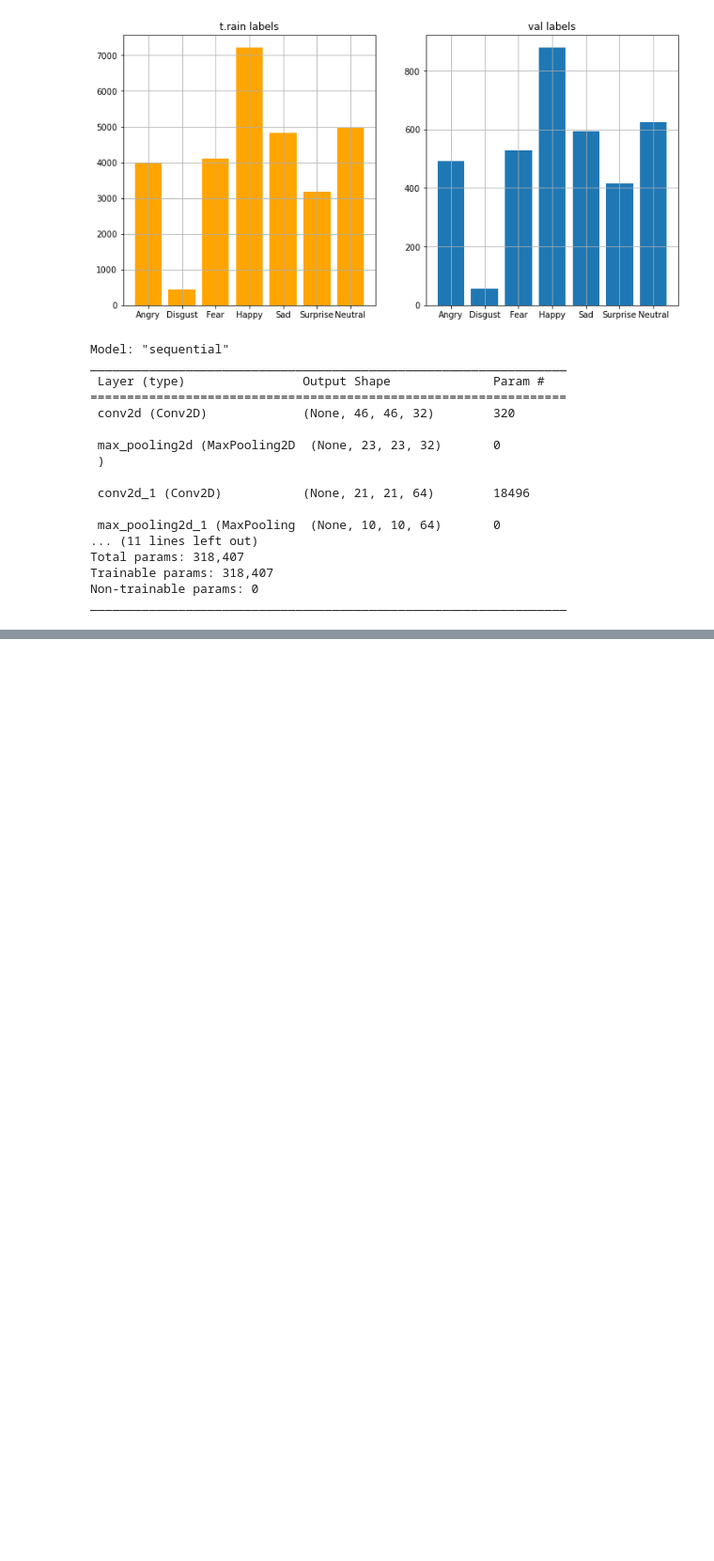
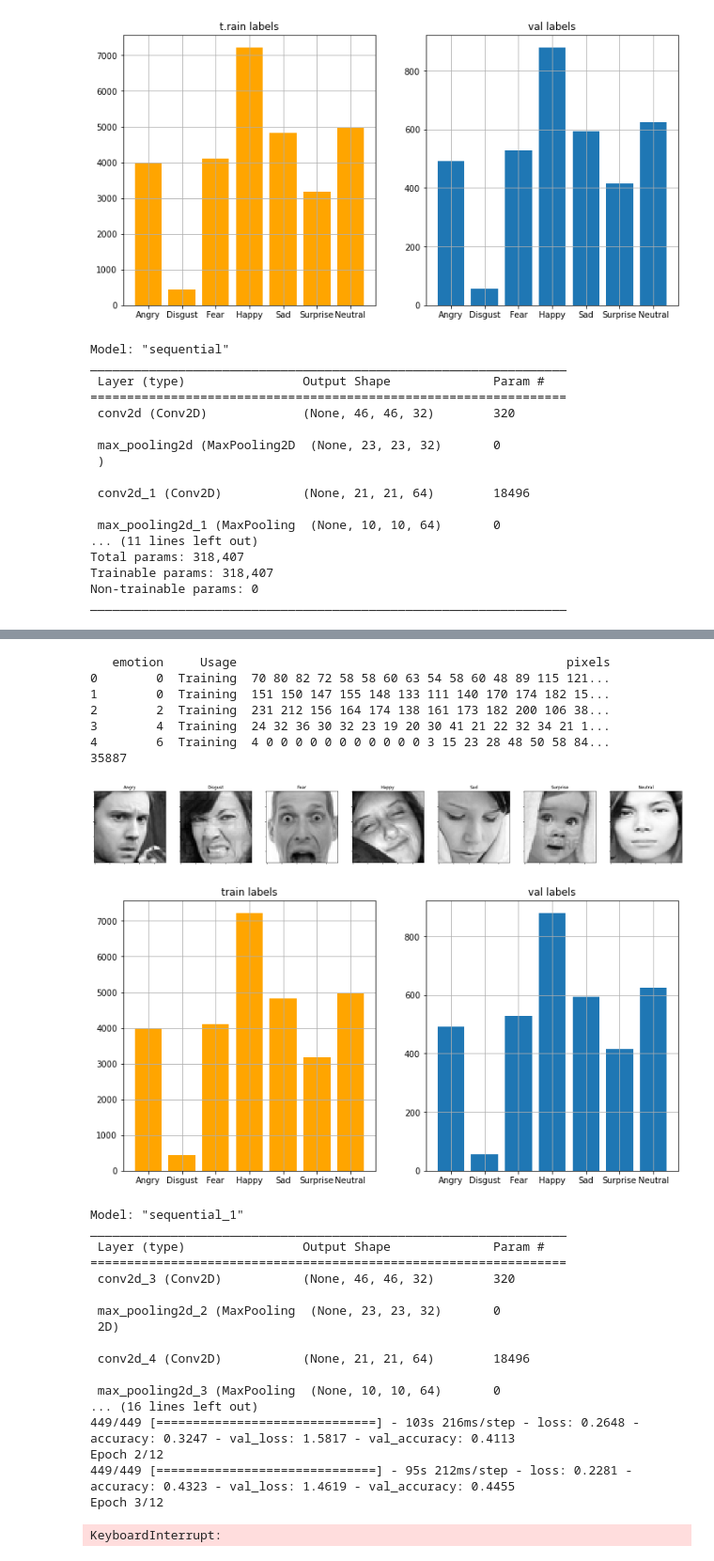
Before and after one commit to VaibhaveS/Focus, a Jupyter notebook: Process.ipynb, the cells around one changed output, grey strips where cells are left out. Shown at 94% size. Drawn from its saved outputs; the diff is of its cells as text; code cells hidden in the pictures; blank space fills up the shorter version.

```diff
--- a/Process.ipynb
+++ b/Process.ipynb
@@ -393,8 +398,8 @@ def Thresholding_To_Zero(name1,val = 120,maxi = 255):
 # %%
 def invert(name1):
     image1 = cv2.imread(name1,0)
-    inverted_image = np.invert(image1)
-    cv2.imshow('Inverted Image',inverted_image)
+    image1 = cv2.bitwise_not(image1)
+    return np.array(image1)
 # %%
 def sharpen(name1):
     img = Image.open(name1)
@@ -405,5 +411,14 @@ def sharpen(name1):
+# %%
+def reduce(array):
+    reduced=[]
+    for j in array:
+        row=[]
+        for i in j:
+            row.append(i[0])
+        reduced.append(row)
+    return np.array(reduced)
 # %%
 def blur(name1):
-    img = Image.open(name1)
-    blurred1 = img.filter(ImageFilter.BLUR);
-    return np.array(blurred1);
+    img = cv2.imread(name1)
+    img = cv2.blur(img, (3,3))
+    return reduce(np.array(img))
@@ -484,0 +511,58 @@ array(['151', '150', '147', ..., '193', '183', '184'], dtype='<U3')
+# %%
+for mask in range(1,(1<<4)):
+    data = pd.read_csv('icml_face_data.csv')
+    for index in range(10):
+        row=[]
+        pix=[]
+        for i in range(len(data[' pixels'].iloc[index].split(" "))):
+            row.append(int(data[' pixels'].iloc[index].split(" ")[i]))
+            if(len(row)==48):
+                pix.append(row)
+                row=[]
+        array = np.array(pix, dtype=np.uint8)
+        newdata=""
+        new_image = Image.fromarray(array)
+        new_image.save('dummy.png')
+        new_array=GenerateCombinations("dummy.png",mask)
+
+    #     image = cv2.imread("dummy.png")
+    #     new_array=Binary_Thresholding("dummy.png",100,200)
+        for i in new_array:
+            for j in i:
+                newdata+=str(j)
+                newdata+=" "
+        newdata=newdata[:-1]
+        data[' pixels'].iloc[index]=newdata
+    # driverFunction(data)
+    print(data.head())
+    print(data.shape[0])
+    driverFunction(data)
+    break
+# %% [output]
+   emotion     Usage                                             pixels
+0        0  Training  70 80 82 72 58 58 60 63 54 58 60 48 89 115 121...
+1        0  Training  151 150 147 155 148 133 111 140 170 174 182 15...
+2        2  Training  231 212 156 164 174 138 161 173 182 200 106 38...
+3        4  Training  24 32 36 30 32 23 19 20 30 41 21 22 32 34 21 1...
+4        6  Training  4 0 0 0 0 0 0 0 0 0 0 0 3 15 23 28 48 50 58 84...
+35887
+[figure, added]
+[figure, added]
+Model: "sequential_1"
+_________________________________________________________________
+ Layer (type)                Output Shape              Param #
+=================================================================
+ conv2d_3 (Conv2D)           (None, 46, 46, 32)        320
+
+ max_pooling2d_2 (MaxPooling  (None, 23, 23, 32)       0
+ 2D)
+
+ conv2d_4 (Conv2D)           (None, 21, 21, 64)        18496
+
+ max_pooling2d_3 (MaxPooling  (None, 10, 10, 64)       0
+... (16 lines left out)
+449/449 [==============================] - 103s 216ms/step - loss: 0.2648 - accuracy: 0.3247 - val_loss: 1.5817 - val_accuracy: 0.4113
+Epoch 2/12
+449/449 [==============================] - 95s 212ms/step - loss: 0.2281 - accuracy: 0.4323 - val_loss: 1.4619 - val_accuracy: 0.4455
+Epoch 3/12
+KeyboardInterrupt:
```
Also changed, not shown: parts of 18 cells of this notebook.
